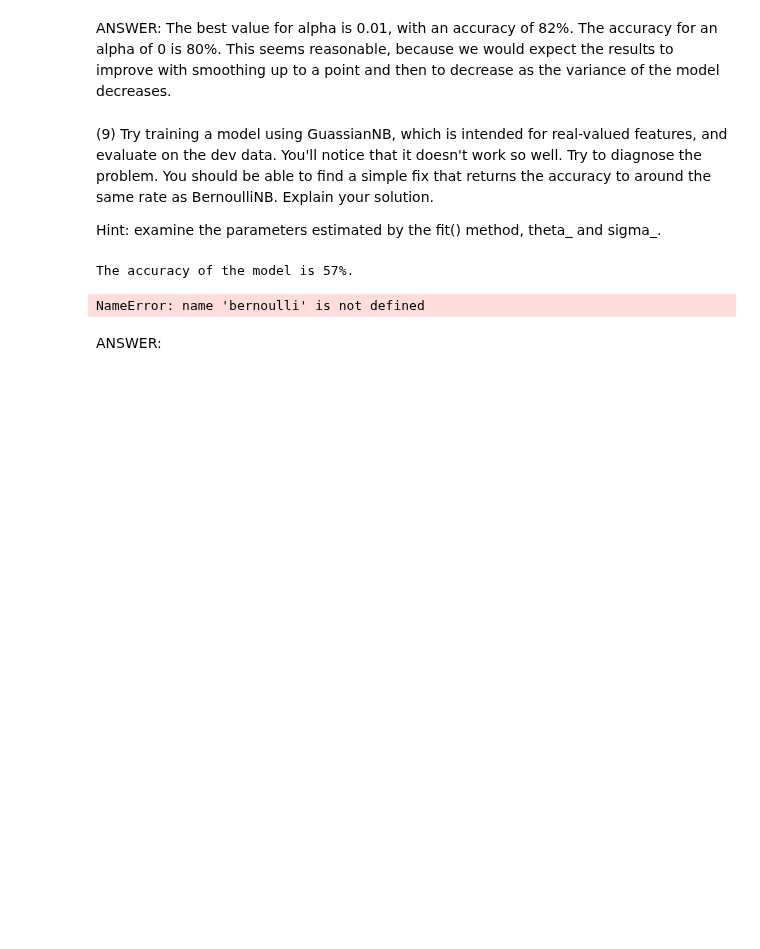
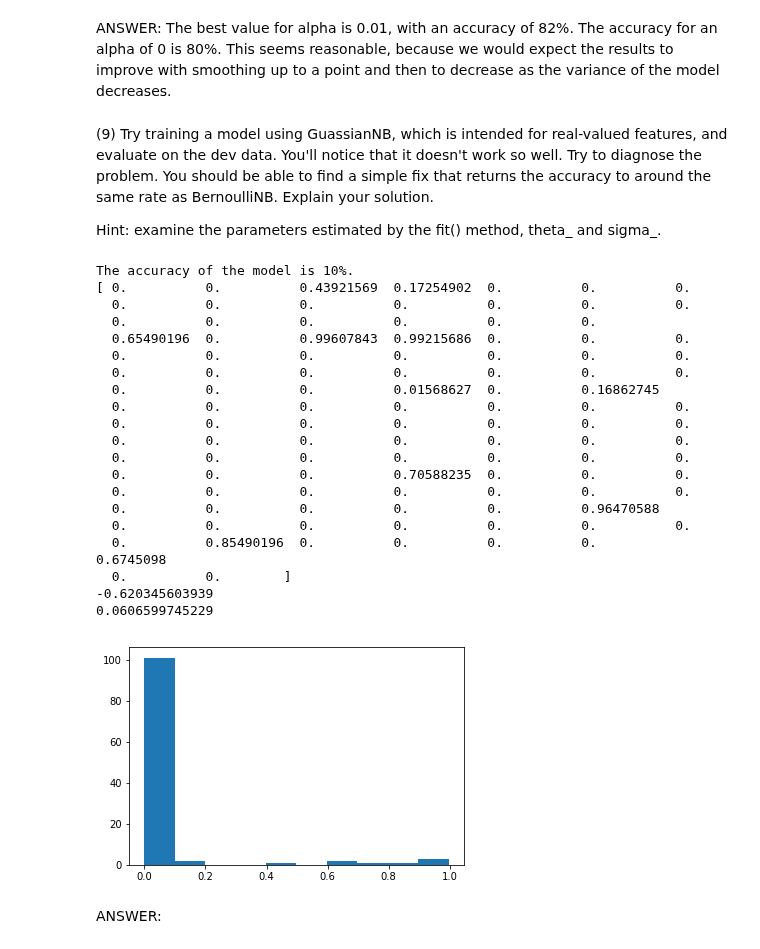
Before and after one commit to dan55/machine_learning, a Jupyter notebook: daniel_elkin_p1.ipynb, the cells around one changed output. Cells and saved outputs as stored; diff of their text form; code cells hidden in the pictures; blank space fills up the shorter version.

```diff
--- a/daniel_elkin_p1.ipynb
+++ b/daniel_elkin_p1.ipynb
@@ -593,34 +593,72 @@ Hint: examine the parameters estimated by the fit() method, theta\_ and sigma\_.
 # %%
 #def P9():
 
 ### STUDENT END ###
 
 nb = GaussianNB()
-nb.fit(train_data, train_labels)
+
+altered = mini_train_data
+#altered[altered == 0.5] = 0
+np.log(altered + 0.5)
+
+nb.fit(altered, mini_train_labels)
 score = nb.score(dev_data, dev_labels)
 
 print 'The accuracy of the model is %s%%.' % int(score * 100)
-print bernoulli
+
+where = np.where(mini_train_labels == 9)
+nines = mini_train_data[where]
+
+#print nines.shape
+#print nb.theta_[9].shape
+
+data = nines[:,155]
+#x[x == -inf] = 0
+from numpy import inf
+data[data == -inf] = 0.000001
+print data
+
+plt.hist(data, 10)
+#plt.show()
+
 #zeros = np.zeros( (2, 100))
 #print zeros
 #np.not_equal(nb.theta_, zeros)
-'''
-where = np.where(mini_train_labels == 9)
-nines = mini_train_data[where]
-print nines[:,155].var()
+
+
+
 print nb.theta_[9][155]
 print nb.sigma_[9][155]
 #mini_train_data[0].mean()
 
-plt.scatter(nb.theta_[9])
-'''
+#plt.scatter(nb.theta_[9])
+
 
 ### STUDENT END ###
 
 #gnb = P9()
 # %% [output]
-The accuracy of the model is 57%.
+The accuracy of the model is 10%.
+[ 0.          0.          0.43921569  0.17254902  0.          0.          0.
+  0.          0.          0.          0.          0.          0.          0.
+  0.          0.          0.          0.          0.          0.
+  0.65490196  0.          0.99607843  0.99215686  0.          0.          0.
+  0.          0.          0.          0.          0.          0.          0.
+  0.          0.          0.          0.          0.          0.          0.
+  0.          0.          0.          0.01568627  0.          0.16862745
+  0.          0.          0.          0.          0.          0.          0.
+  0.          0.          0.          0.          0.          0.          0.
+  0.          0.          0.          0.          0.          0.          0.
+  0.          0.          0.          0.          0.          0.          0.
+  0.          0.          0.          0.70588235  0.          0.          0.
+  0.          0.          0.          0.          0.          0.          0.
+  0.          0.          0.          0.          0.          0.96470588
+  0.          0.          0.          0.          0.          0.          0.
+  0.          0.85490196  0.          0.          0.          0.          0.6745098
+  0.          0.        ]
+-0.620345603939
+0.0606599745229
-NameError: name 'bernoulli' is not defined
+[figure, added]
 # %% [markdown]
 ANSWER:
 # %% [markdown]
```
Also changed, not shown: parts of 3 cells of this notebook.
